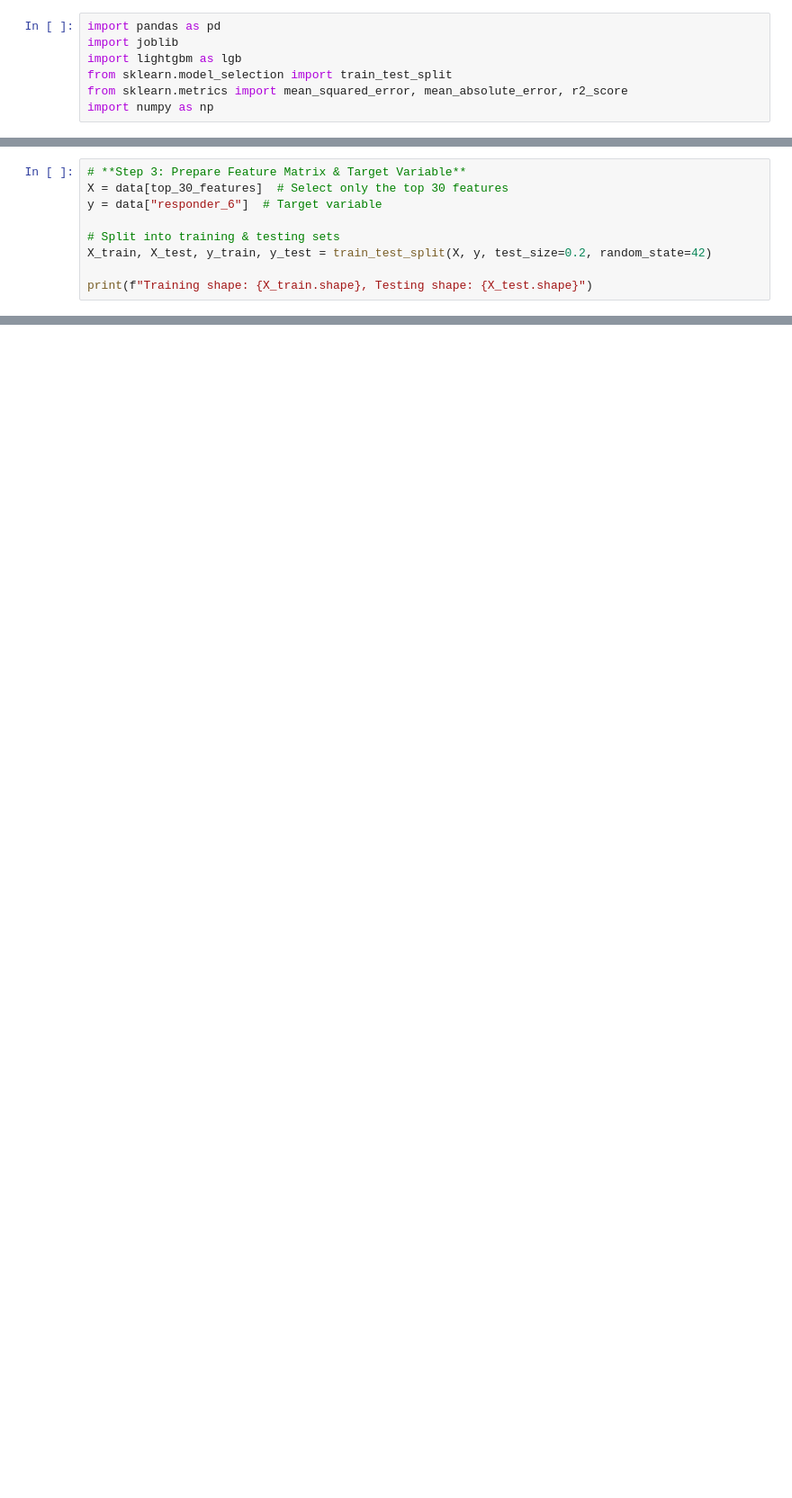
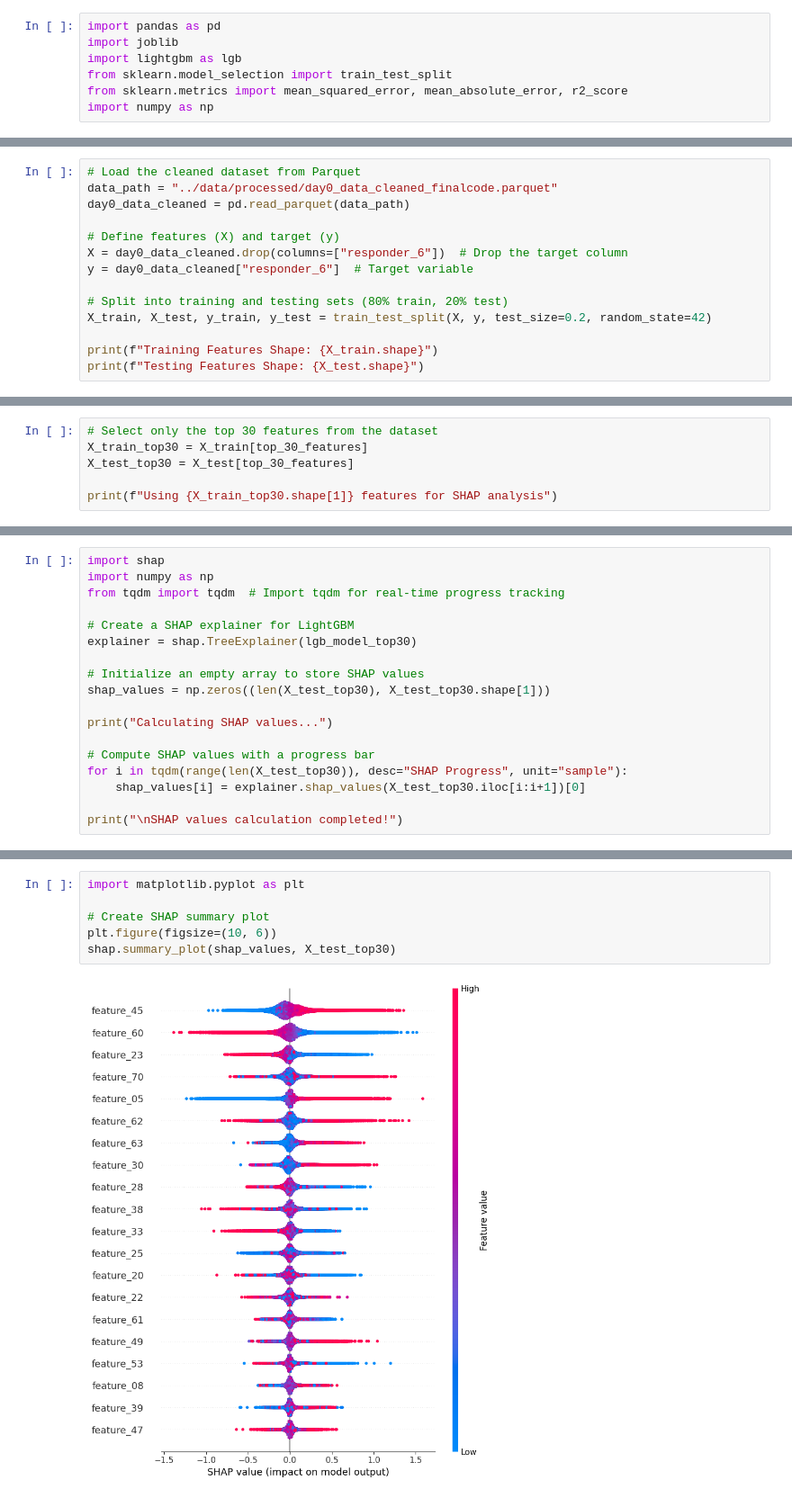
Before and after one commit to CaroTUM/Marketforecasting_Python, a Jupyter notebook: notebooks/LightGBM_shap.ipynb, the cells around one changed output, grey strips where cells are left out. Shown at 90% size. Cells and saved outputs as stored; diff of their text form; blank space fills up the shorter version.

Commit message:
add transformed model after shap analysis

```diff
--- a/notebooks/LightGBM_shap.ipynb
+++ b/notebooks/LightGBM_shap.ipynb
@@ -40,10 +16,15 @@ Final feature set contains 30 features.
 # %%
-# **Step 3: Prepare Feature Matrix & Target Variable**
-X = data[top_30_features]  # Select only the top 30 features
-y = data["responder_6"]  # Target variable
+# Load the cleaned dataset from Parquet
+data_path = "../data/processed/day0_data_cleaned_finalcode.parquet"
+day0_data_cleaned = pd.read_parquet(data_path)
 
-# Split into training & testing sets
+# Define features (X) and target (y)
+X = day0_data_cleaned.drop(columns=["responder_6"])  # Drop the target column
+y = day0_data_cleaned["responder_6"]  # Target variable
+
+# Split into training and testing sets (80% train, 20% test)
 X_train, X_test, y_train, y_test = train_test_split(X, y, test_size=0.2, random_state=42)
 
-print(f"Training shape: {X_train.shape}, Testing shape: {X_test.shape}")
+print(f"Training Features Shape: {X_train.shape}")
+print(f"Testing Features Shape: {X_test.shape}")
 # %% [output]
@@ -50,0 +60,6 @@ Training shape: (1555368, 30), Testing shape: (388842, 30)
+# %%
+# Select only the top 30 features from the dataset
+X_train_top30 = X_train[top_30_features]
+X_test_top30 = X_test[top_30_features]
+
+print(f"Using {X_train_top30.shape[1]} features for SHAP analysis")
@@ -50,0 +68,18 @@ Training shape: (1555368, 30), Testing shape: (388842, 30)
+# %%
+import shap
+import numpy as np
+from tqdm import tqdm  # Import tqdm for real-time progress tracking
+
+# Create a SHAP explainer for LightGBM
+explainer = shap.TreeExplainer(lgb_model_top30)
+
+# Initialize an empty array to store SHAP values
+shap_values = np.zeros((len(X_test_top30), X_test_top30.shape[1]))
+
+print("Calculating SHAP values...")
+
+# Compute SHAP values with a progress bar
+for i in tqdm(range(len(X_test_top30)), desc="SHAP Progress", unit="sample"):
+    shap_values[i] = explainer.shap_values(X_test_top30.iloc[i:i+1])[0]
+
+print("\nSHAP values calculation completed!")
@@ -50,0 +89,8 @@ Training shape: (1555368, 30), Testing shape: (388842, 30)
+# %%
+import matplotlib.pyplot as plt
+
+# Create SHAP summary plot
+plt.figure(figsize=(10, 6))
+shap.summary_plot(shap_values, X_test_top30)
+# %% [output]
+[figure, added]
```
Also changed, not shown: parts of 24 cells of this notebook.
